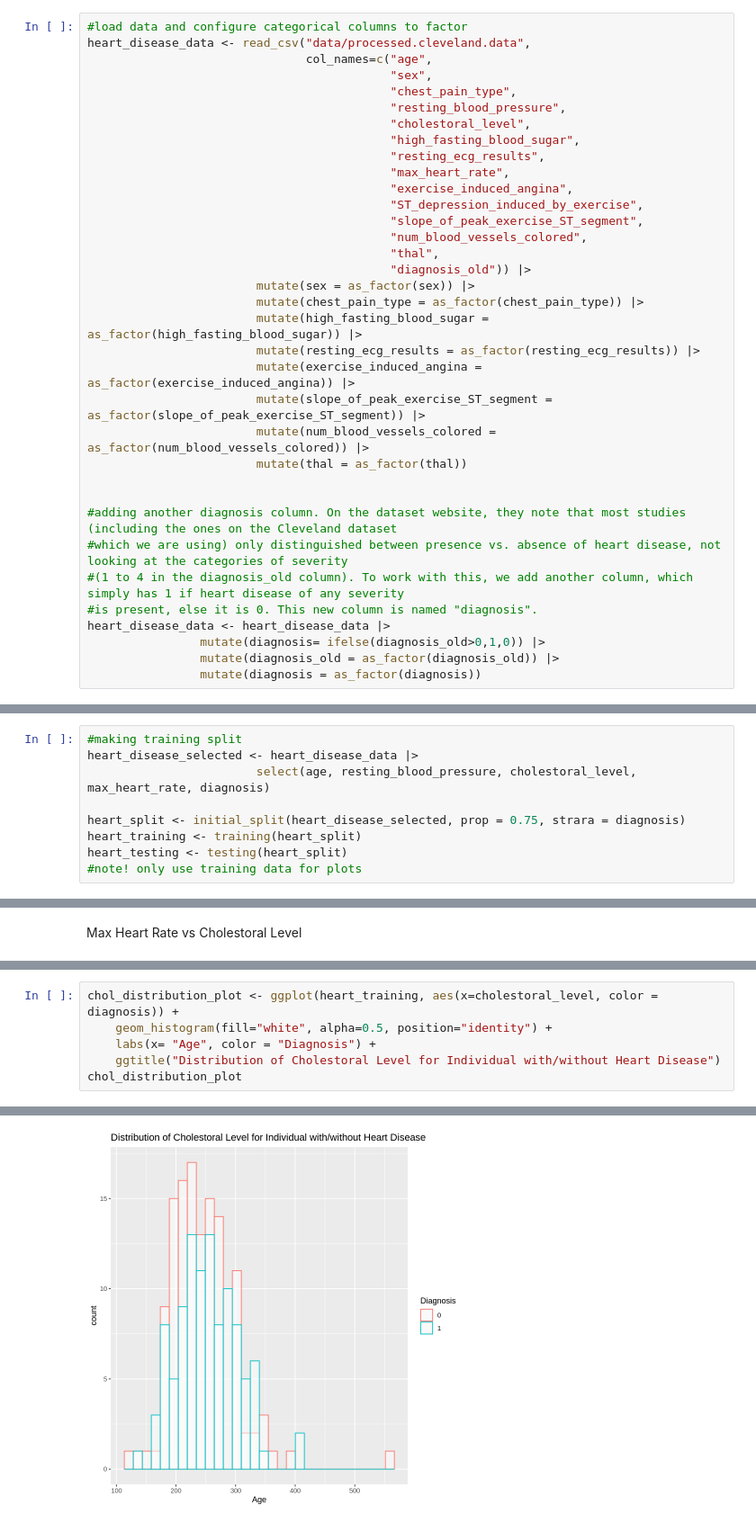
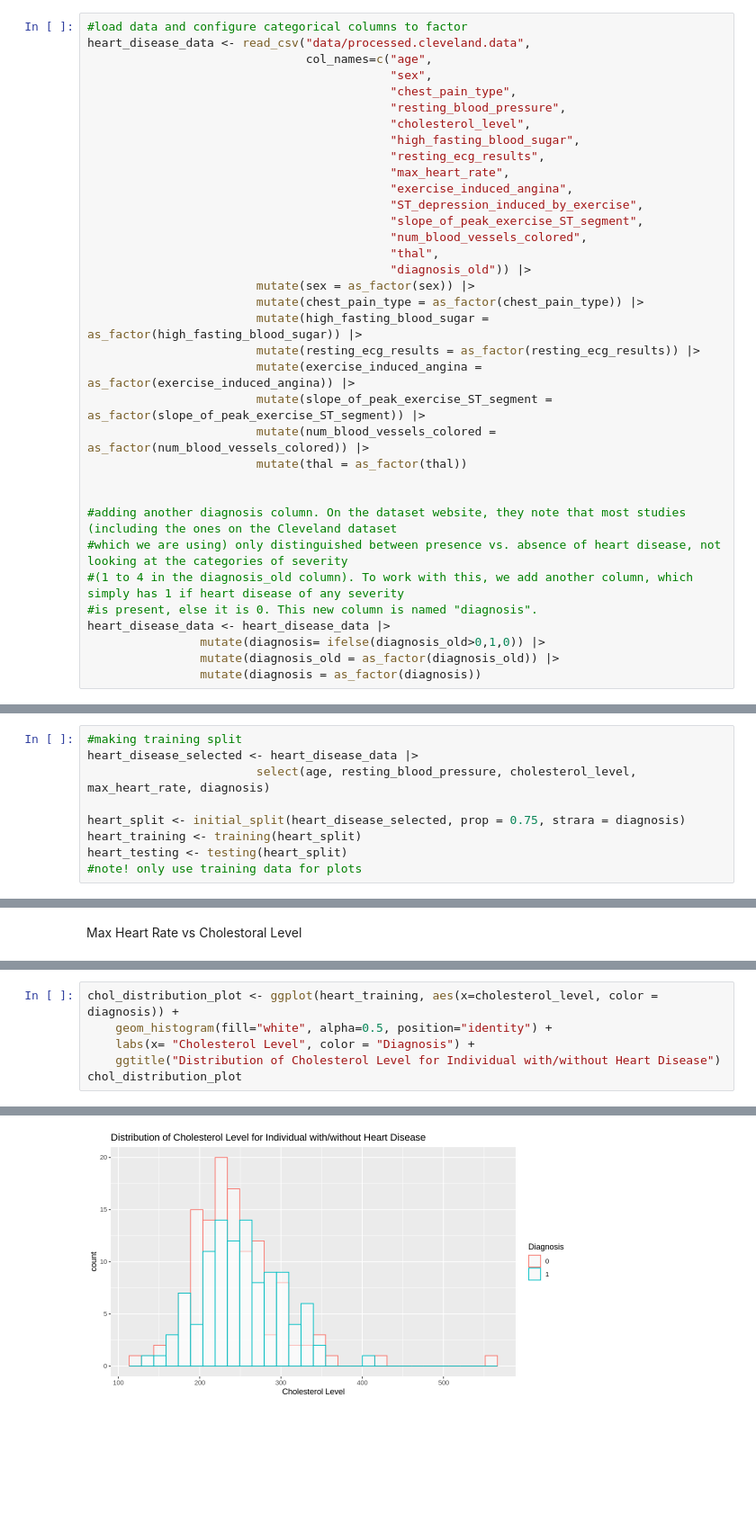
Before and after one commit to wswang98/dsci100-GroupProject, a Jupyter notebook: project-proposal.ipynb, the cells around one changed output, grey strips where cells are left out. Shown at 90% size. Cells and saved outputs as stored; diff of their text form; blank space fills up the shorter version.

```diff
--- a/project-proposal.ipynb
+++ b/project-proposal.ipynb
@@ -99,7 +117,7 @@ heart_disease_data <- read_csv("data/processed.cleveland.data",
                                            "sex",
                                            "chest_pain_type",
                                            "resting_blood_pressure",
-                                           "cholestoral_level",
+                                           "cholesterol_level",
                                            "high_fasting_blood_sugar",
                                            "resting_ecg_results",
                                            "max_heart_rate",
@@ -139,7 +157,7 @@ dbl (12): age, sex, chest_pain_type, resting_blood_pressure, cholestoral_lev...
 # %%
 #making training split
 heart_disease_selected <- heart_disease_data |>
-                        select(age, resting_blood_pressure, cholestoral_level, max_heart_rate, diagnosis)
+                        select(age, resting_blood_pressure, cholesterol_level, max_heart_rate, diagnosis)
 
 heart_split <- initial_split(heart_disease_selected, prop = 0.75, strara = diagnosis)
 heart_training <- training(heart_split)
@@ -301,9 +319,9 @@ bp_distribution_plot
 # %%
-chol_distribution_plot <- ggplot(heart_training, aes(x=cholestoral_level, color = diagnosis)) +
+chol_distribution_plot <- ggplot(heart_training, aes(x=cholesterol_level, color = diagnosis)) +
     geom_histogram(fill="white", alpha=0.5, position="identity") +
-    labs(x= "Age", color = "Diagnosis") +
-    ggtitle("Distribution of Cholestoral Level for Individual with/without Heart Disease")
+    labs(x= "Cholesterol Level", color = "Diagnosis") +
+    ggtitle("Distribution of Cholesterol Level for Individual with/without Heart Disease")
 chol_distribution_plot
 # %% [output]
 `stat_bin()` using `bins = 30`. Pick better value with `binwidth`.
-[figure, old version]
+[figure, new version]
```
Also changed, not shown: parts of 11 cells of this notebook.
